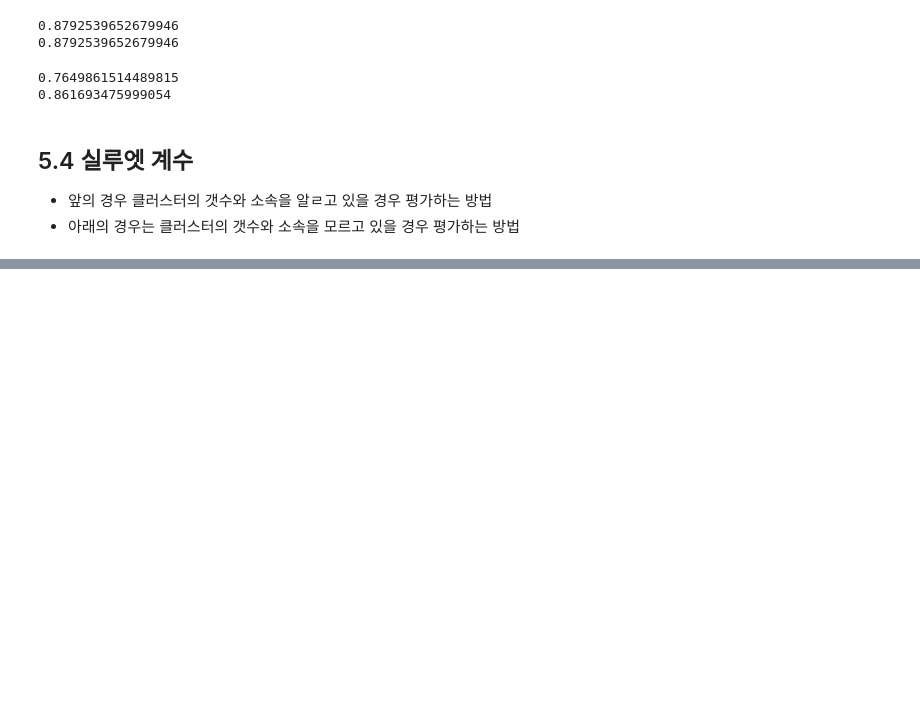
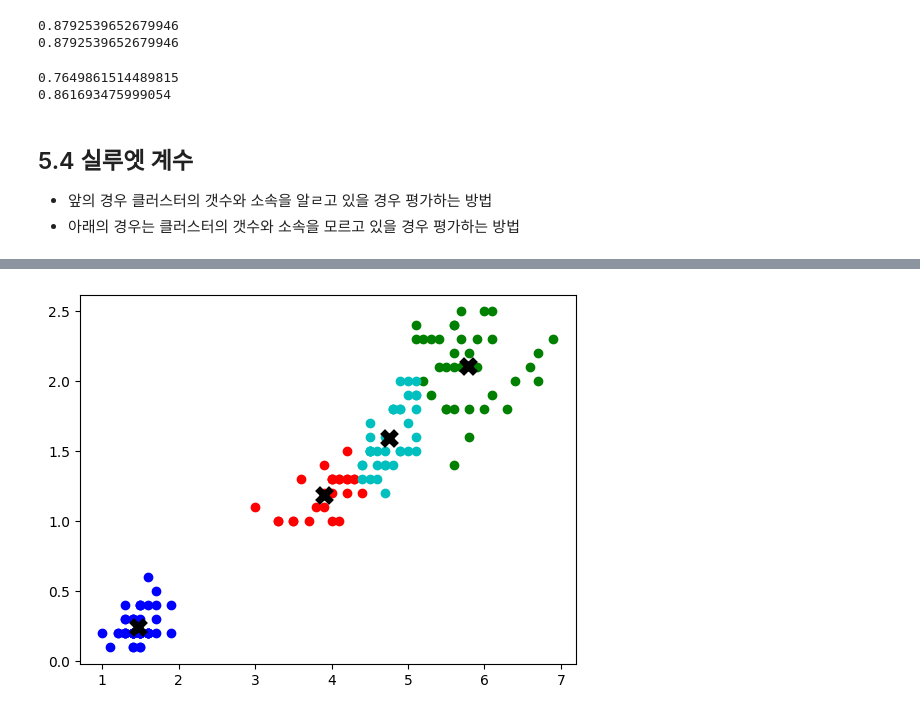
Before and after one commit to hayza1017/ai, a Jupyter notebook: Source/08_MachineLearning/ch2_군집분석.ipynb, the cells around one changed output, grey strips where cells are left out. Drawn from its saved outputs; the diff is of its cells as text; code cells hidden in the pictures; blank space fills up the shorter version.

```diff
--- a/Source/08_MachineLearning/ch2_군집분석.ipynb
+++ b/Source/08_MachineLearning/ch2_군집분석.ipynb
@@ -688,0 +786,12 @@ array([[ 2.02861788,  0.91606551,  0.        ],
+# %%
+model = KMeans(n_clusters=4, n_init=10)
+labels = model.fit_predict(data)
+centers = model.cluster_centers_ # 중심점
+colors = ['r','g','b','c','m']
+for i, c in enumerate(centers):
+    plt.scatter(data.iloc[labels==i, 0],
+                data.iloc[labels==i, 1], c=colors[i])
+plt.scatter(centers[:,0], centers[:,1], c='k', marker='x', s=100, lw=5)
+plt.show()
+# %% [output]
+[figure, added]
```
Also changed, not shown: parts of 13 cells of this notebook, 3 other files.
